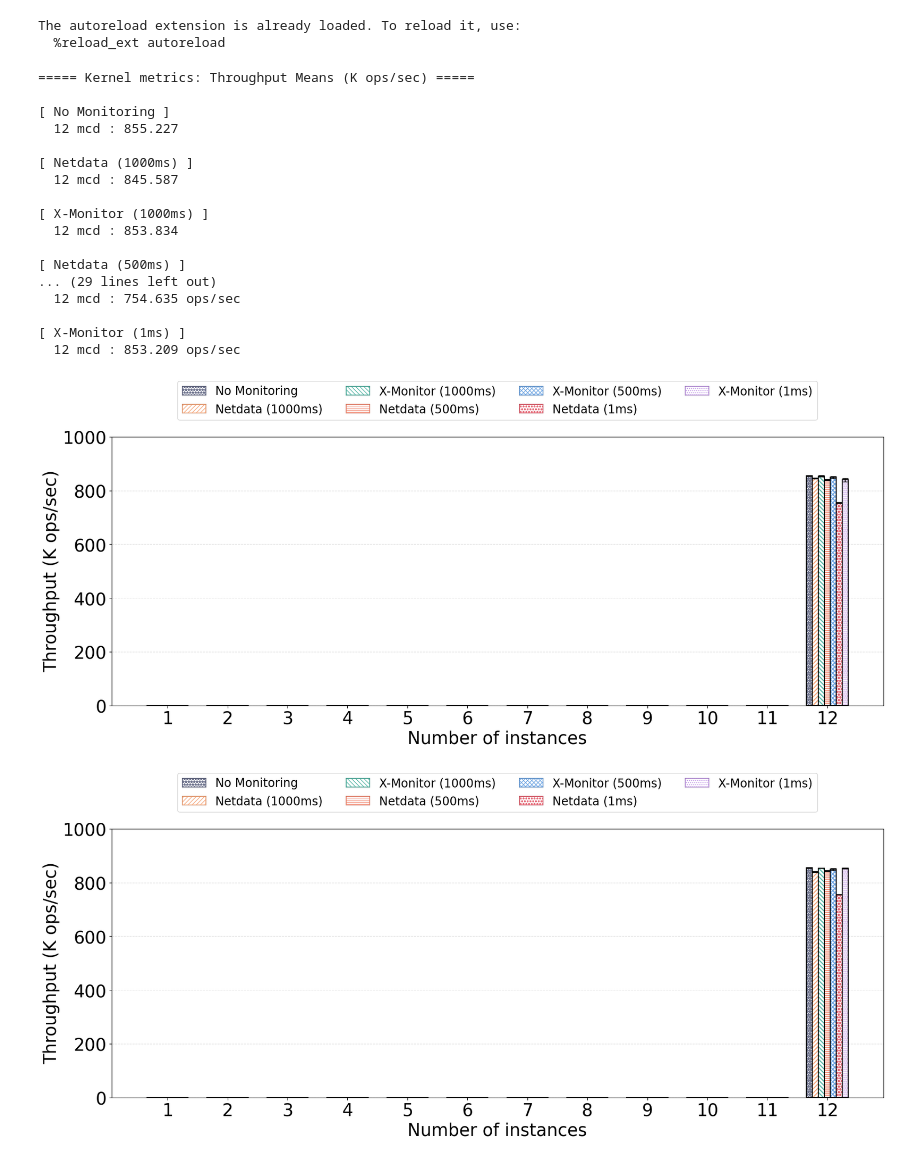
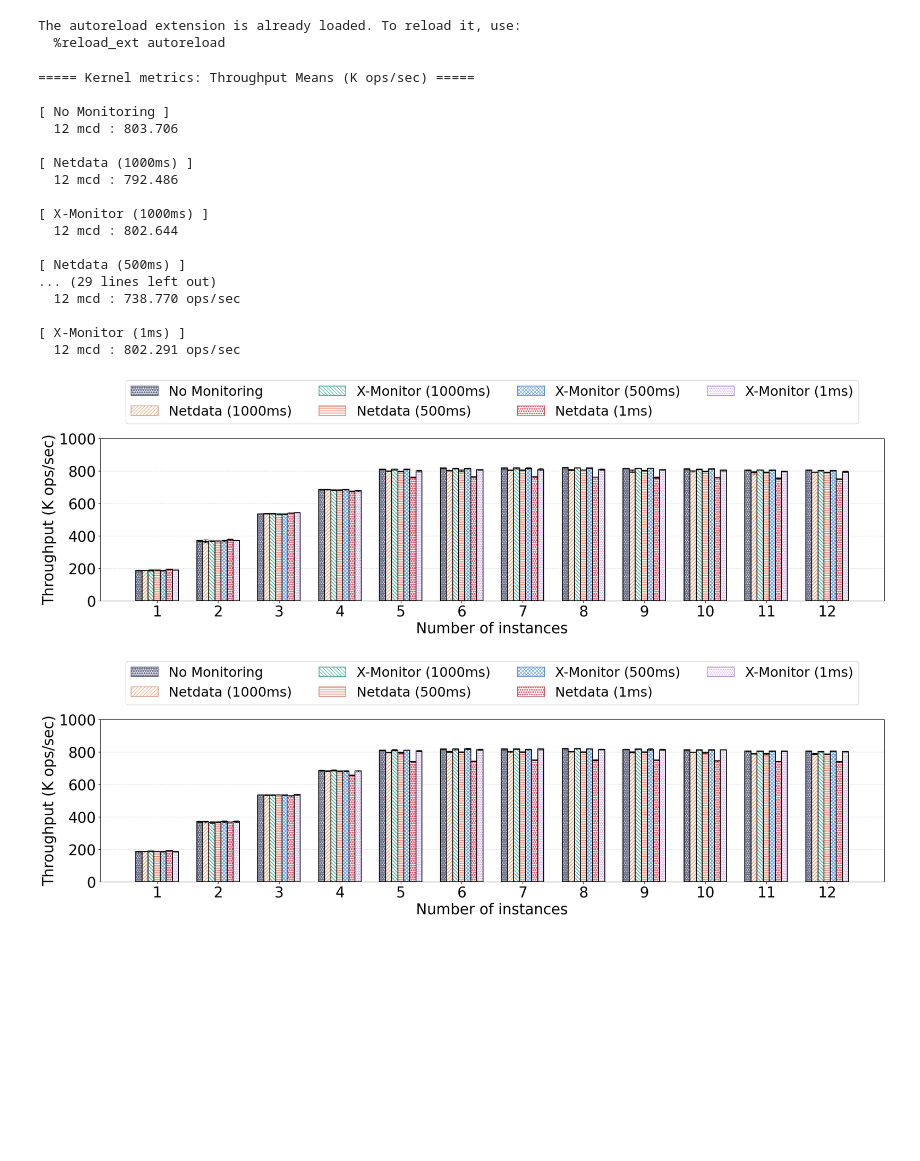
Before and after one commit to yukimaruyama2023/exp-X-Monitor, a Jupyter notebook: graph/throughput.ipynb, the cells around one changed output. Cells and saved outputs as stored; diff of their text form; code cells hidden in the pictures; blank space fills up the shorter version.

Commit message:
[graph] update graph script for paper

```diff
--- a/graph/throughput.ipynb
+++ b/graph/throughput.ipynb
@@ -17,40 +17,40 @@ The autoreload extension is already loaded. To reload it, use:
 
 # base_dir = "../data/monitoring_throughput/strict-True/all_runs_in_allcores/20251111-195451" # all_runs_in_allcores
 # base_dir = "/home/maruyama/workspace/exp-X-Monitor/data/monitoring_throughput/strict-True/all_runs_in_allcores/prioritized-False/xdp_indirectcopy-True/20251123-135013" # [test] 方法 1, -c 3
 # base_dir = "/home/maruyama/workspace/exp-X-Monitor/data/monitoring_throughput/strict-True/all_runs_in_allcores/prioritized-False/xdp_indirectcopy-True/20251123-152036" # [test] 方法 1, -u 1, -c 1
 # base_dir = "/home/maruyama/workspace/exp-X-Monitor/data/monitoring_throughput/strict-True/all_runs_in_allcores/prioritized-False/xdp_indirectcopy-True/20251123-202455" # [test] 方法 1, -u 0, -c 30
 # base_dir = "/home/maruyama/workspace/exp-X-Monitor/data/monitoring_throughput/strict-True/all_runs_in_allcores/prioritized-False/xdp_indirectcopy-True/20251124-005032" # [test] 方法 1, --recoreds 10, -u 0, -c 1
 # base_dir = "/home/maruyama/workspace/exp-X-Monitor/data/monitoring_throughput/strict-True/all_runs_in_allcores/prioritized-False/xdp_indirectcopy-True/20251124-023543" # [test] 方法 1, --records 50,000,000, -u 0, -c 1
 # base_dir = "/home/maruyama/workspace/exp-X-Monitor/data/monitoring_throughput/strict-True/all_runs_in_0_4cores/prioritized-False/xdp_indirectcopy-True/20251125-190127" # pin core 5 for stats. w/o interrupts isolation
 # base_dir = "/home/maruyama/workspace/exp-X-Monitor/data/monitoring_throughput/strict-True/all_runs_in_0_4cores/prioritized-False/xdp_indirectcopy-True/20251126-155750"   # 上のに加え，interrupt が core 0-4 に入るようにしている．
-base_dir = "/home/maruyama/workspace/exp-X-Monitor/data/monitoring_throughput/strict-True/all_runs_in_0_4cores/prioritized-False/xdp_indirectcopy-True/20251126-172057" # 二つ上と同じ configuration のはず, 11 % ぐらいの差があるのは同じだが，base が低い
+# base_dir = "/home/maruyama/workspace/exp-X-Monitor/data/monitoring_throughput/strict-True/all_runs_in_0_4cores/prioritized-False/xdp_indirectcopy-True/20251126-172057" # 二つ上と同じ configuration のはず, 11 % ぐらいの差があるのは同じだが，base が低い
+base_dir = "/home/maruyama/workspace/exp-X-Monitor/data/monitoring_throughput/strict-True/all_runs_in_0_4cores/prioritized-False/xdp_indirectcopy-True/20251126-214004" # 二つ上のと同じ，1-12 mcd で実験している．
 
 # nums = [12]
 # nums = [1, 5, 6, 10, 12]
-nums = [1, 2, 3, 4, 5, 6, 7, 8, 9, 10, 11, 12]
+nums = list(range(1,13))
 # figsize = (10,7) # default is (10, 7)
 # figsize = (15,7) # default is (10, 7)
 
 plot_grouped_both(base_dir, nums=nums)
-
 print_throughput_means(base_dir, nums=[12])
 # %% [output]
 ===== Kernel metrics: Throughput Means (K ops/sec) =====
 
 [ No Monitoring ]
-  12 mcd : 855.227
+  12 mcd : 803.706
 
 [ Netdata (1000ms) ]
-  12 mcd : 845.587
+  12 mcd : 792.486
 
 [ X-Monitor (1000ms) ]
-  12 mcd : 853.834
+  12 mcd : 802.644
 
 [ Netdata (500ms) ]
 ... (29 lines left out)
-  12 mcd : 754.635 ops/sec
+  12 mcd : 738.770 ops/sec
 
 [ X-Monitor (1ms) ]
-  12 mcd : 853.209 ops/sec
+  12 mcd : 802.291 ops/sec
-[figure, old version]
+[figure, new version]
-[figure, old version]
+[figure, new version]
```
Also changed, not shown: 7 other files.
